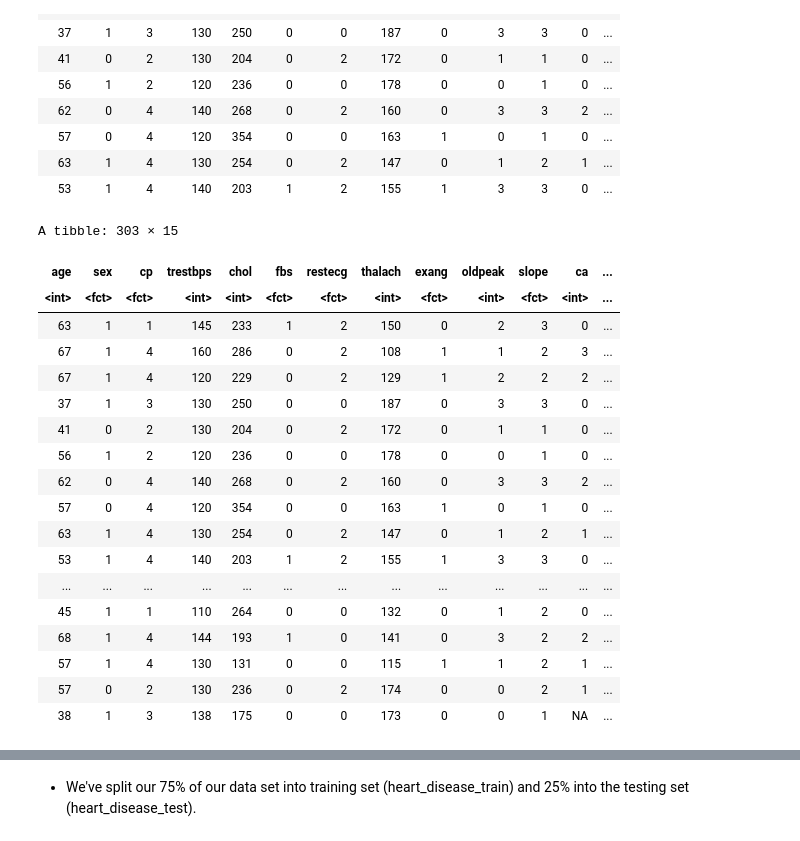
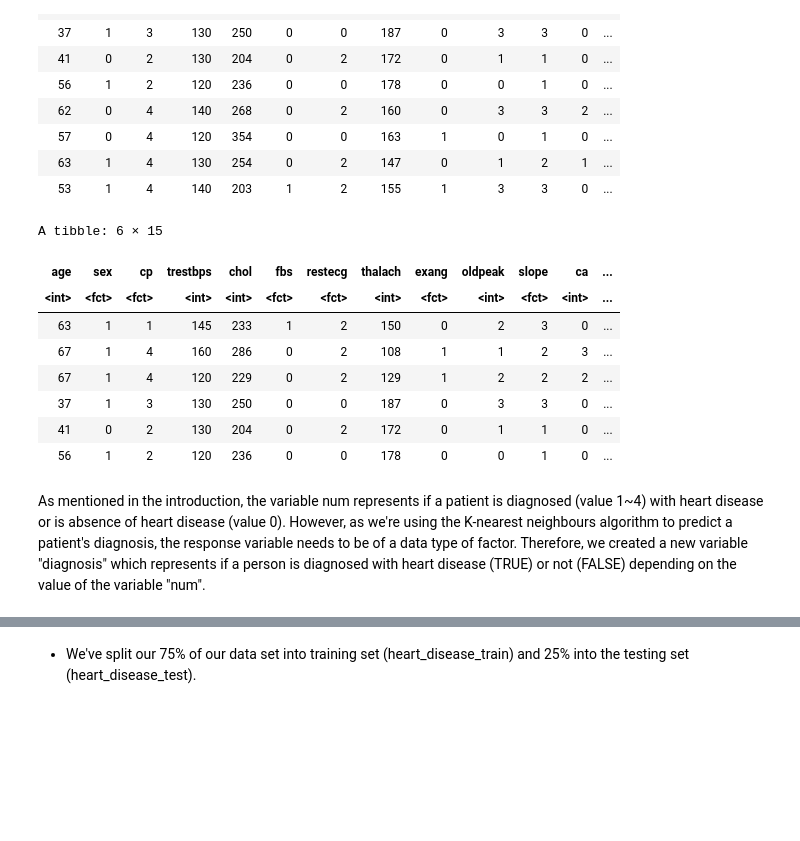
Before and after one commit to MarkusW12/heart_disease_project_proposal, a Jupyter notebook: Untitled.ipynb, the cells around one changed output, grey strips where cells are left out. Cells and saved outputs as stored; diff of their text form; code cells hidden in the pictures; blank space fills up the shorter version.

```diff
--- a/Untitled.ipynb
+++ b/Untitled.ipynb
@@ -86,28 +114,21 @@ A tibble: 10 × 14
 | 53 | 1 | 4 | 140 | 203 | 1 | 2 | 155 | 1 | 3 | 3 | 0 | ... |
 # %%
 heart_disease_mutated <- heart_disease_converted |>
-                        mutate(diagnosis = case_when(num >= 1 ~ TRUE, num == 0 ~ FALSE))
-heart_disease_mutated
+                        mutate(diagnosis = case_when(num >= 1 ~ TRUE, num == 0 ~ FALSE)) |>
+                        mutate(diagnosis = as_factor(diagnosis))
+head(heart_disease_mutated)
 # %% [output]
-A tibble: 303 × 15
+A tibble: 6 × 15
 | age | sex | cp | trestbps | chol | fbs | restecg | thalach | exang | oldpeak | slope | ca | ... |
 | <int> | <fct> | <fct> | <int> | <int> | <fct> | <fct> | <int> | <fct> | <int> | <fct> | <int> | ... |
 | 63 | 1 | 1 | 145 | 233 | 1 | 2 | 150 | 0 | 2 | 3 | 0 | ... |
 | 67 | 1 | 4 | 160 | 286 | 0 | 2 | 108 | 1 | 1 | 2 | 3 | ... |
 | 67 | 1 | 4 | 120 | 229 | 0 | 2 | 129 | 1 | 2 | 2 | 2 | ... |
 | 37 | 1 | 3 | 130 | 250 | 0 | 0 | 187 | 0 | 3 | 3 | 0 | ... |
 | 41 | 0 | 2 | 130 | 204 | 0 | 2 | 172 | 0 | 1 | 1 | 0 | ... |
 | 56 | 1 | 2 | 120 | 236 | 0 | 0 | 178 | 0 | 0 | 1 | 0 | ... |
-| 62 | 0 | 4 | 140 | 268 | 0 | 2 | 160 | 0 | 3 | 3 | 2 | ... |
-| 57 | 0 | 4 | 120 | 354 | 0 | 0 | 163 | 1 | 0 | 1 | 0 | ... |
-| 63 | 1 | 4 | 130 | 254 | 0 | 2 | 147 | 0 | 1 | 2 | 1 | ... |
-| 53 | 1 | 4 | 140 | 203 | 1 | 2 | 155 | 1 | 3 | 3 | 0 | ... |
-| ... | ... | ... | ... | ... | ... | ... | ... | ... | ... | ... | ... | ... |
-| 45 | 1 | 1 | 110 | 264 | 0 | 0 | 132 | 0 | 1 | 2 | 0 | ... |
-| 68 | 1 | 4 | 144 | 193 | 1 | 0 | 141 | 0 | 3 | 2 | 2 | ... |
-| 57 | 1 | 4 | 130 | 131 | 0 | 0 | 115 | 1 | 1 | 2 | 1 | ... |
-| 57 | 0 | 2 | 130 | 236 | 0 | 2 | 174 | 0 | 0 | 2 | 1 | ... |
-| 38 | 1 | 3 | 138 | 175 | 0 | 0 | 173 | 0 | 0 | 1 | NA | ... |
+# %% [markdown]
+As mentioned in the introduction, the variable num represents if a patient is diagnosed (value 1~4) with heart disease or is absence of heart disease (value 0). However, as we're using the K-nearest neighbours algorithm to predict a patient's diagnosis, the response variable needs to be of a data type of factor. Therefore, we created a new variable "diagnosis" which represents if a person is diagnosed with heart disease (TRUE) or not (FALSE) depending on the value of the variable "num".
 # %%
 heart_disease_split <- initial_split(heart_disease_mutated, prop = 0.75, strata = diagnosis)
 heart_disease_train <- training(heart_disease_split)
```
Also changed, not shown: parts of 12 cells of this notebook.
